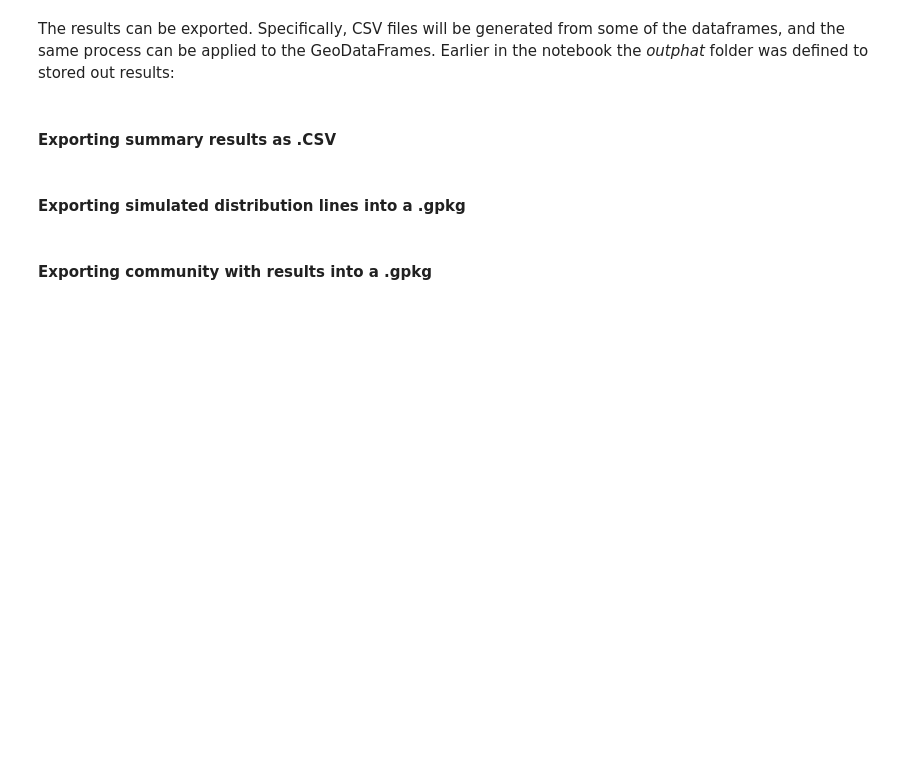
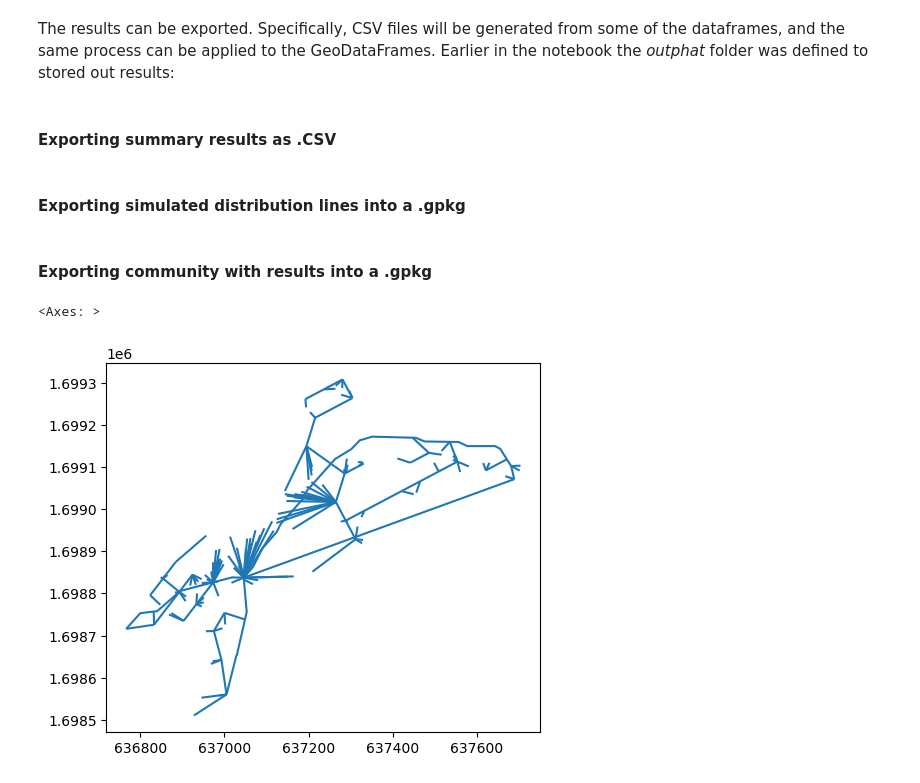
Before and after one commit to SEforALL-IEAP/OMG, a Jupyter notebook: OnSSET-MG -- Guatemala.ipynb, the cells around one changed output. Drawn from its saved outputs; the diff is of its cells as text; code cells hidden in the pictures; blank space fills up the shorter version.

```diff
--- a/OnSSET-MG -- Guatemala.ipynb
+++ b/OnSSET-MG -- Guatemala.ipynb
@@ -997,3 +1000,8 @@ poles_gdf.to_file(name_gpd_file_d, layer='Poles', driver='GPKG')
 #### Exporting community with results into a .gpkg
 # %%
 cluster_polygons.to_file(name_gpd_file_c, layer=community, driver='GPKG')
+# %%
+total_grid_gdf.plot()
+# %% [output]
+<Axes: >
+[figure, added]
```
Also changed, not shown: parts of 6 cells of this notebook, 5 other files.
